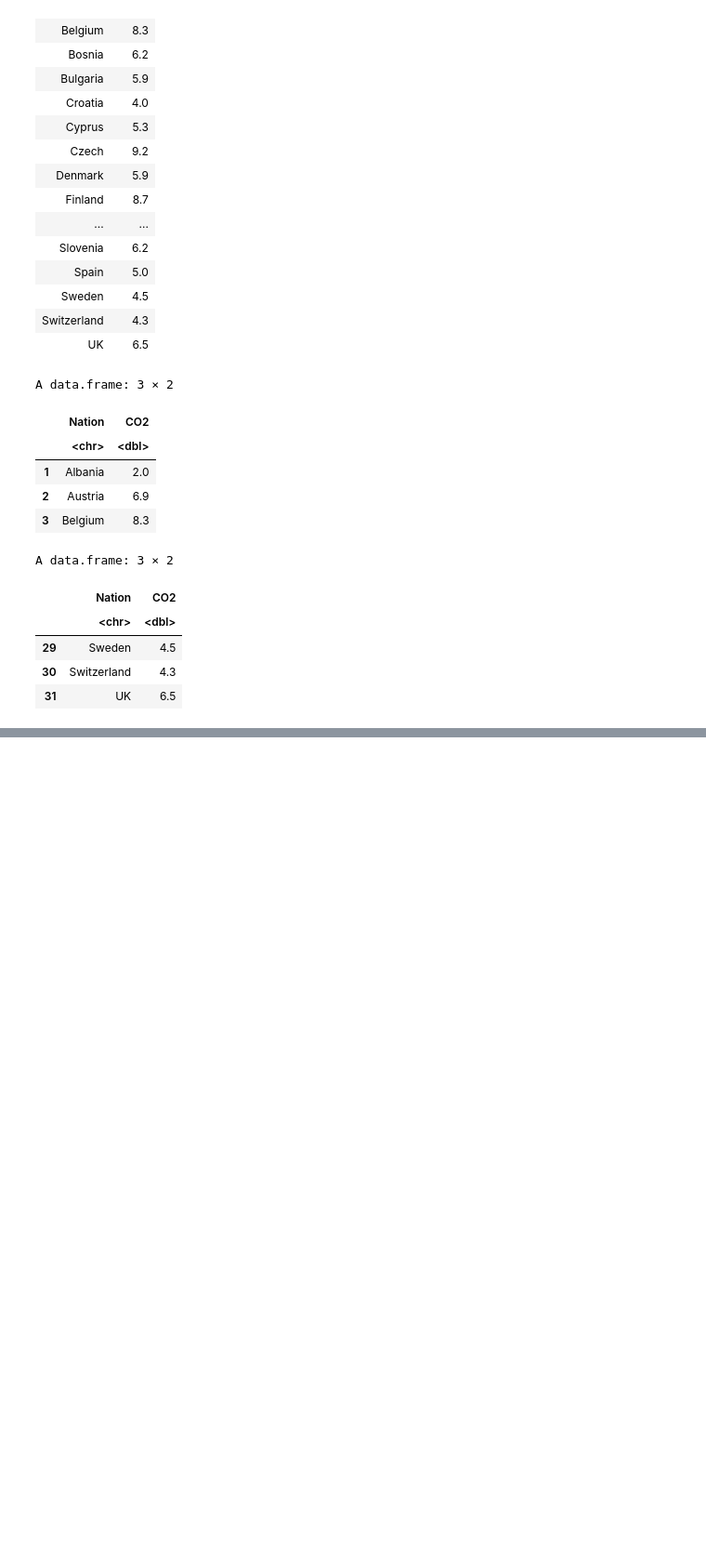
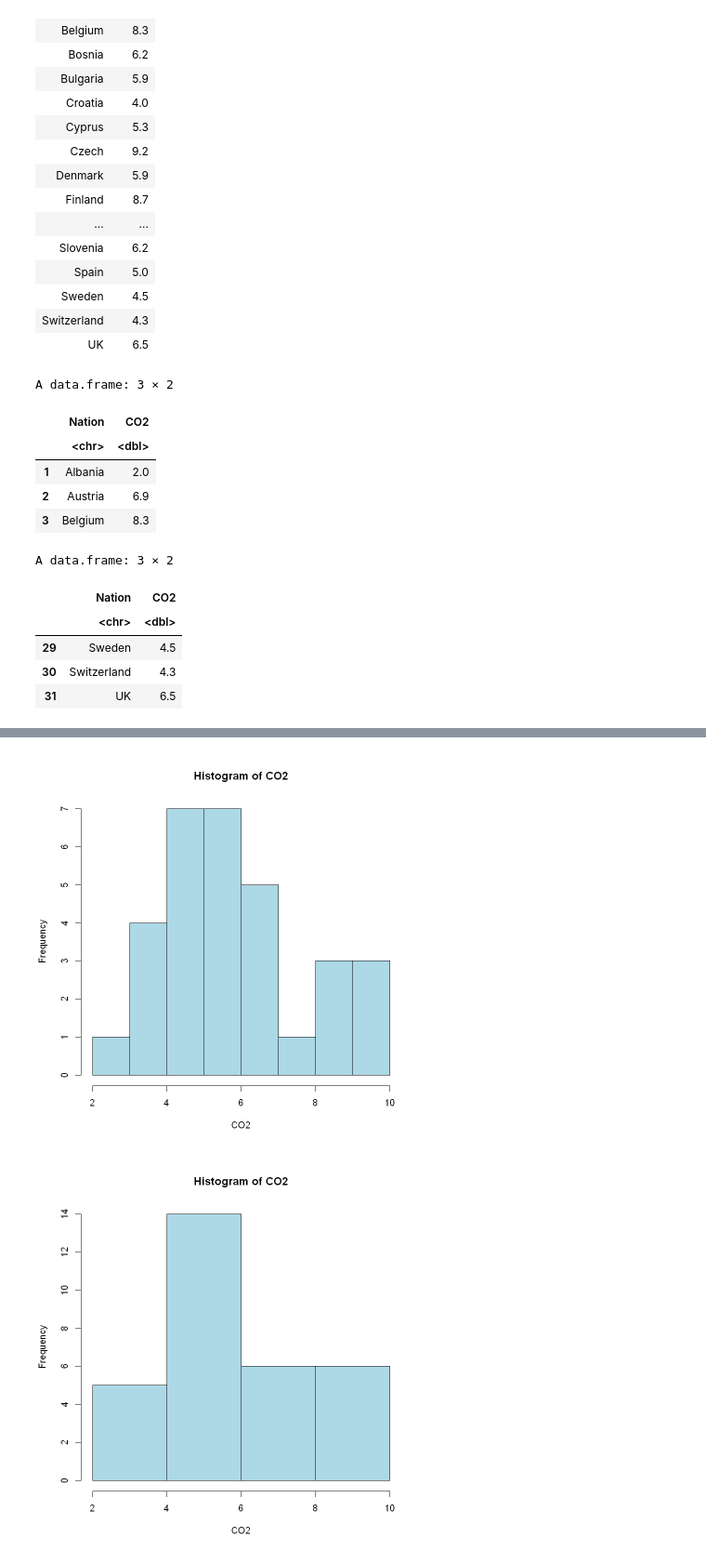
Before and after one commit to valentinagrea2001-sketch/Learning_statistical_programming_in_R, a Jupyter notebook: Lez 1.ipynb, the cells around one changed output, grey strips where cells are left out. Shown at 93% size. Drawn from its saved outputs; the diff is of its cells as text; code cells hidden in the pictures; blank space fills up the shorter version.

```diff
--- a/Lez 1.ipynb
+++ b/Lez 1.ipynb
@@ -93,0 +150,11 @@ Mode_compute(carbon$CO2)  #find the mode value of the CO2 variable, e.g. the mos
+# %%
+#FIND HISTOGRAM OF CO2
+
+hist(carbon$CO2, main="Histogram of CO2", xlab="CO2", ylab="Frequency", col="lightblue", border="black")
+
+hist(carbon$CO2, breaks=seq(2, 10, by=2.0), main="Histogram of CO2", xlab="CO2", ylab="Frequency", col="lightblue", border="black")
+
+hist(carbon$CO2, breaks=seq(2, 10, by=0.5), main="Histogram of CO2", xlab="CO2", ylab="Frequency", col="lightblue", border="black")
+# %% [output]
+[figure, added]
+[figure, added]
```
Also changed, not shown: parts of 9 cells of this notebook, 2 other files.
